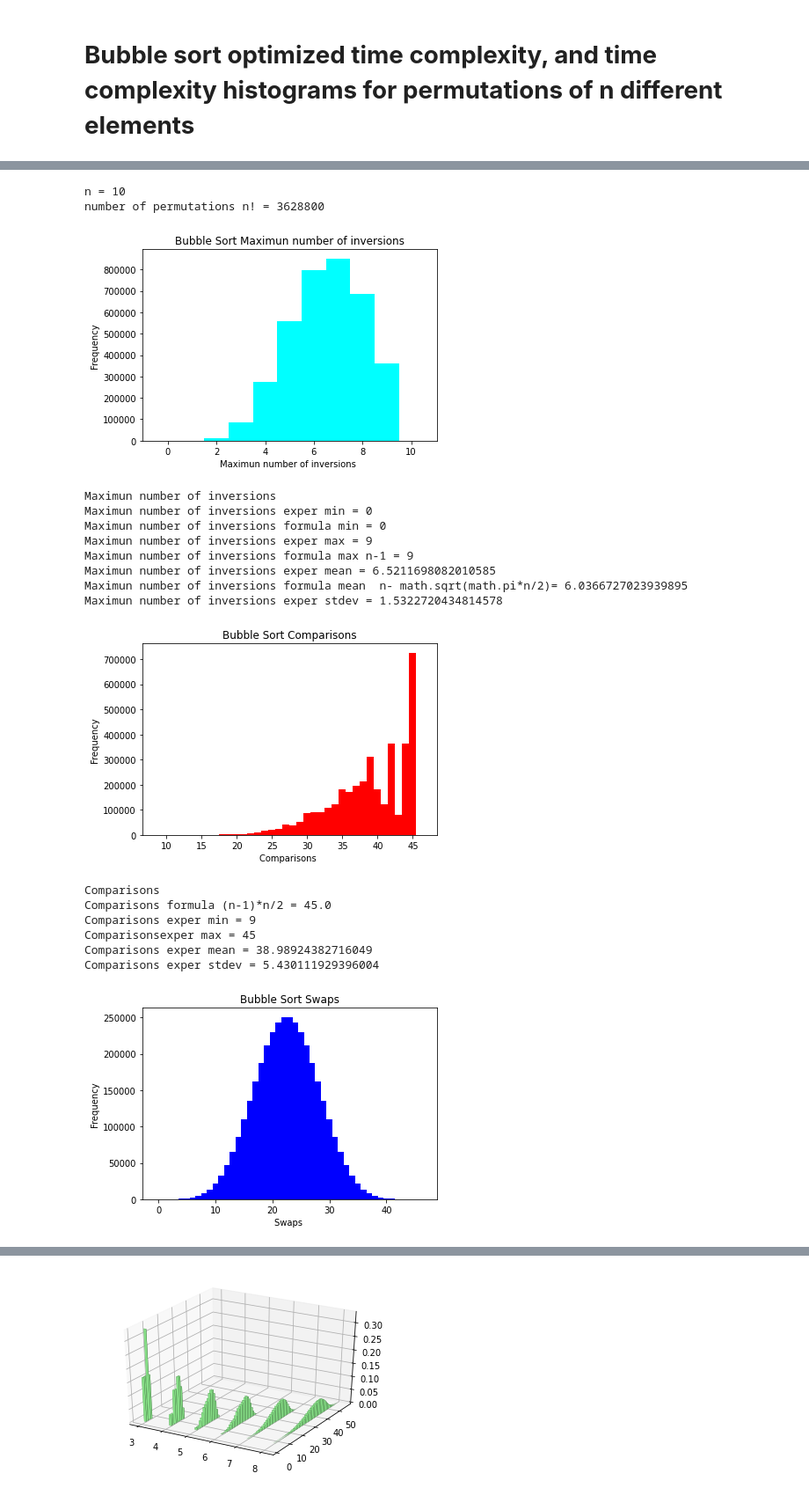
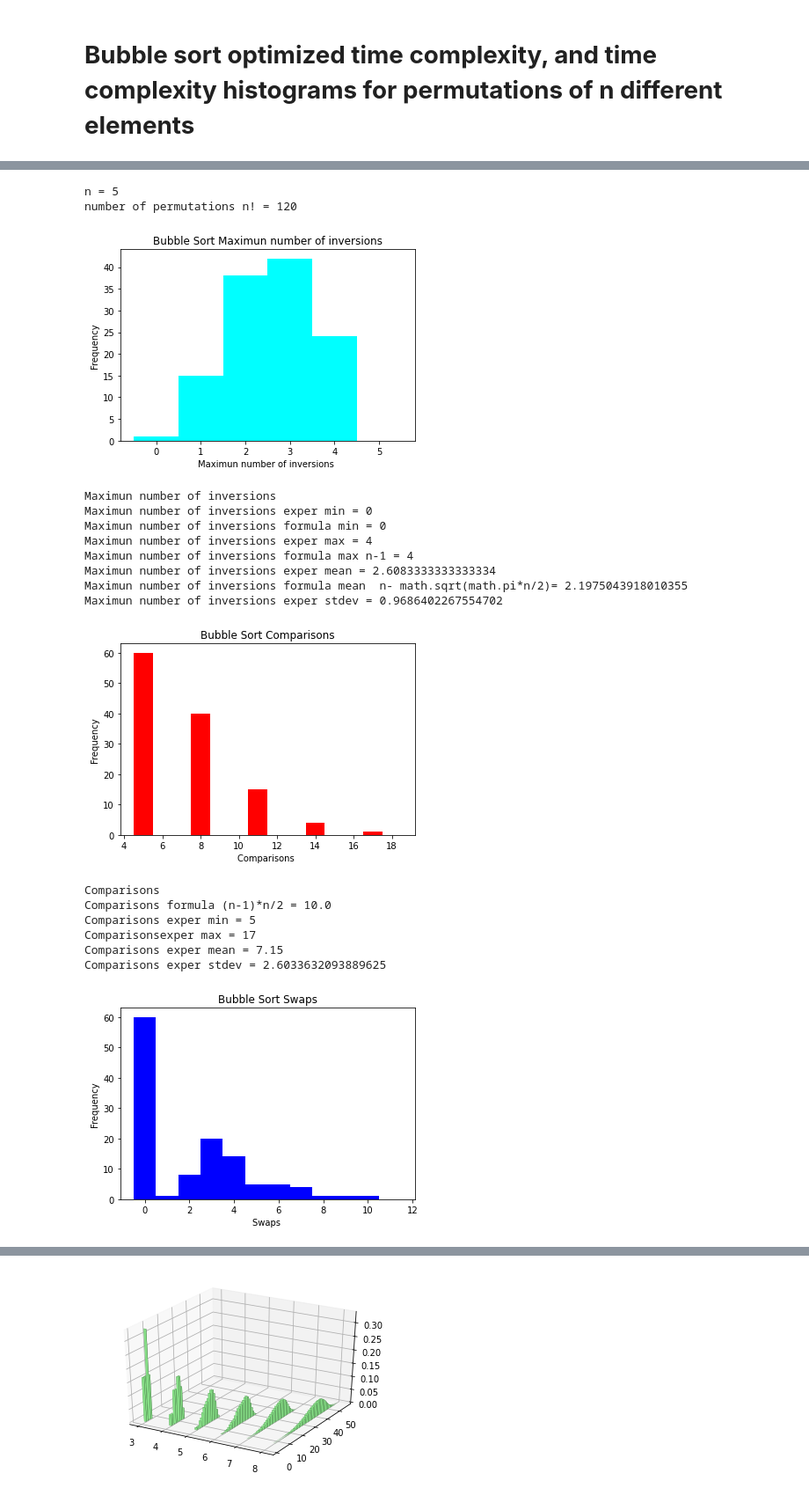
Before and after one commit to javgonzalezvi/AlgorithmsUN2021II, a Jupyter notebook: Lab8/BubbleSortOptDistributionWithoutRepGroup9.ipynb, the cells around one changed output, grey strips where cells are left out. Shown at 88% size. Saved outputs shown, nothing was run; the diff lists cells and outputs as text; code cells hidden in the pictures.

```diff
--- a/Lab8/BubbleSortOptDistributionWithoutRepGroup9.ipynb
+++ b/Lab8/BubbleSortOptDistributionWithoutRepGroup9.ipynb
@@ -16,14 +13,18 @@ def optimized_bubble_sort(lista):
 
   for i in range(0,n):
     passes +=1
-    newn = 0
+    stop = True
+
     for j in range(0,n-1):
       comps +=1
       if lista[j] > lista[j+1]:
         lista[j], lista[j+1] = lista[j+1], lista[j]
-        newn = j
+        stop = False
         swaps +=1
-    n = newn + 1
+
+      if stop:
+            break
+
   steps = comps + swaps
   return (comps,swaps,steps,passes)
 # %%
@@ -44,7 +203,7 @@ import matplotlib.pyplot as plt
 import numpy as np
 import math
 
-n = 10
+n = 5
 perm = permutations(range(1,n+1))
 
 comps = []
@@ -120,52 +279,52 @@ b = np.array(range(min(steps)-1,max(steps)+2) ) +0.5
 plt.hist(steps,bins=b,color="green")
 plt.title("Bubble Sort Steps")
 plt.xlabel("Steps ")
 plt.ylabel("Frequency")
 plt.show()
 
 print("Steps")
 print("Steps exper min =",min(steps))
 print("Steps min formula (n-1)*n/2 =",(n-1)*n/2)
 print("Steps exper max =",max(steps))
 print("Steps max formula (n-1)*n =",(n-1)*n)
 print("Steps exper mean =",np.mean(steps))
 print("Steps mean formula (3/4)*(n**2-n) =",(3/4)*(n**2-n))
 print("Steps exper stdev",np.std(steps))
 print()
 
 b = np.array(range(min(passes)-1,max(passes)+2) ) +0.5
 plt.hist(passes,bins=b,color="brown")
 plt.title("Bubble Sort Passes")
 plt.xlabel("Passes")
 plt.ylabel("Frequency")
 plt.show()
 
 print("Passes")
 print("Passes formula (n-1) =",(n-1))
 print("Passes exper min =",min(passes))
 print("Passes exper max =",max(passes))
 print("Passes exper mean =",np.mean(passes))
 print("Passes exper stdev",np.std(passes))
 # %% [output]
-n = 10
-number of permutations n! = 3628800
+n = 5
+number of permutations n! = 120
-[figure, old version]
+[figure, new version]
 Maximun number of inversions
 Maximun number of inversions exper min = 0
 Maximun number of inversions formula min = 0
-Maximun number of inversions exper max = 9
-Maximun number of inversions formula max n-1 = 9
-Maximun number of inversions exper mean = 6.5211698082010585
-Maximun number of inversions formula mean  n- math.sqrt(math.pi*n/2)= 6.0366727023939895
-Maximun number of inversions exper stdev = 1.5322720434814578
+Maximun number of inversions exper max = 4
+Maximun number of inversions formula max n-1 = 4
+Maximun number of inversions exper mean = 2.6083333333333334
+Maximun number of inversions formula mean  n- math.sqrt(math.pi*n/2)= 2.1975043918010355
+Maximun number of inversions exper stdev = 0.9686402267554702
-[figure, old version]
+[figure, new version]
 Comparisons
-Comparisons formula (n-1)*n/2 = 45.0
-Comparisons exper min = 9
-Comparisonsexper max = 45
-Comparisons exper mean = 38.98924382716049
-Comparisons exper stdev = 5.430111929396004
+Comparisons formula (n-1)*n/2 = 10.0
+Comparisons exper min = 5
+Comparisonsexper max = 17
+Comparisons exper mean = 7.15
+Comparisons exper stdev = 2.6033632093889625
-[figure, old version]
+[figure, new version]
 Swaps
 Swaps exper min = 0
 Swaps min formula = 0
```
Also changed, not shown: parts of 11 cells of this notebook.
